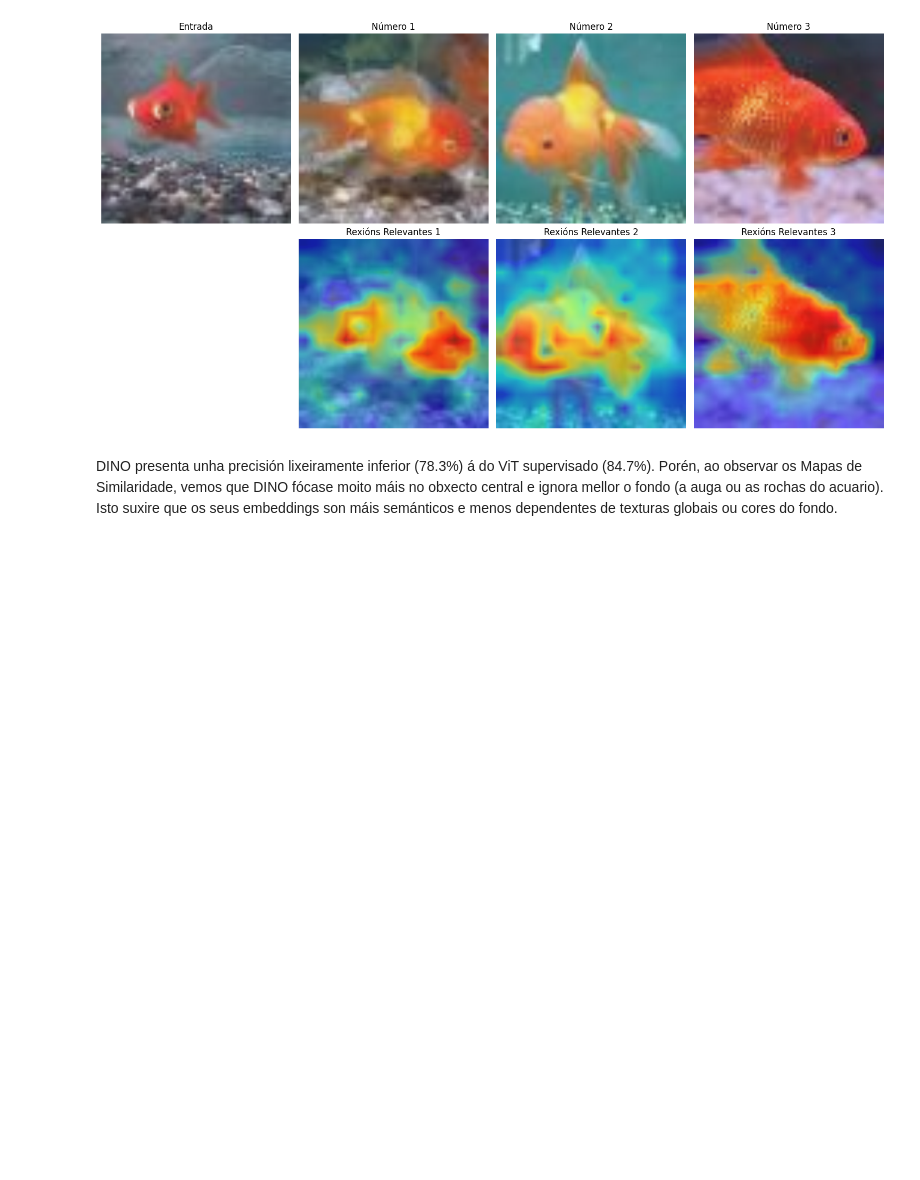
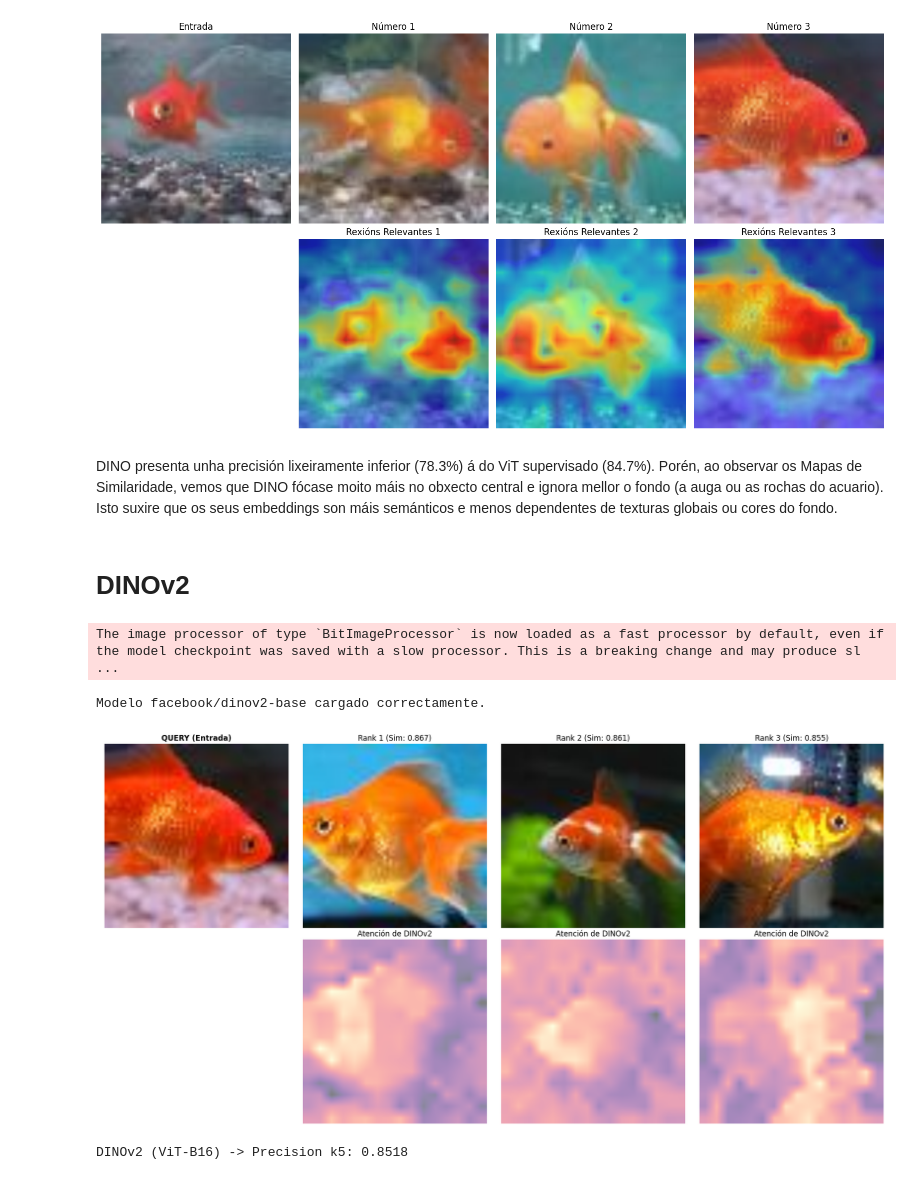
Before and after one commit to mateofra/VPCII, a Jupyter notebook: tarefa_3.ipynb, the cells around one changed output. Saved outputs shown, nothing was run; the diff lists cells and outputs as text; code cells hidden in the pictures; blank space fills up the shorter version.

Commit message:
dinov2 implementado

```diff
--- a/tarefa_3.ipynb
+++ b/tarefa_3.ipynb
@@ -184,3 +180,17 @@ visualize_similarity(200, feats_dino, subset_dataset, model_dino, k=3)
 [figure]
 # %% [markdown]
   DINO presenta unha precisión lixeiramente inferior (78.3%) á do ViT supervisado (84.7%). Porén, ao observar os Mapas de Similaridade, vemos que DINO fócase moito máis no obxecto central e ignora mellor o fondo (a auga ou as rochas do acuario). Isto suxire que os seus embeddings son máis semánticos e menos dependentes de texturas globais ou cores do fondo.
+# %% [markdown]
+# DINOv2
+# %%
+from transformers import AutoImageProcessor, AutoModel
+
+# Cargamos DINOv2 (Versión Base)
+model_name = "facebook/dinov2-base"
+processor_dino = AutoImageProcessor.from_pretrained(model_name)
+model_dino = AutoModel.from_pretrained(model_name).to(device).eval()
+
+print(f"Modelo {model_name} cargado correctamente.")
+# %% [output]
+The image processor of type `BitImageProcessor` is now loaded as a fast processor by default, even if the model checkpoint was saved with a slow processor. This is a breaking change and may produce sl ...
+Modelo facebook/dinov2-base cargado correctamente.
@@ -186,0 +237,51 @@ visualize_similarity(200, feats_dino, subset_dataset, model_dino, k=3)
+# %%
+def visualize_dinov2_results(query_idx, feats, dataset, model, processor, k=3):
+    q_feat = feats[query_idx].unsqueeze(0).to(device) # Xa está normalizado
+
+    # Busca de veciños
+    sims = torch.mm(q_feat.cpu(), feats.t())
+    sims[0, query_idx] = -1
+    _, topk = torch.topk(sims, k)
+
+    # Configuración de imaxes (des-normalización)
+    mean = torch.tensor(processor.image_mean).view(3,1,1)
+    std = torch.tensor(processor.image_std).view(3,1,1)
+
+    fig, axes = plt.subplots(2, k+1, figsize=(18, 9))
+
+    # Query
+    img_query = dataset[query_idx][0]
+    q_img = (img_query * std + mean).permute(1,2,0).numpy().clip(0,1)
+    axes[0, 0].imshow(q_img)
+    axes[0, 0].set_title("QUERY (Entrada)", fontweight='bold')
+    axes[1, 0].axis('off')
+
+    for i, res_idx in enumerate(topk[0]):
+        res_img_tensor = dataset[res_idx][0]
+        res_img = (res_img_tensor * std + mean).permute(1,2,0).numpy().clip(0,1)
+
+        # Calcular mapa coa función optimizada
+        sim_map = mapa_similaridade_dinov2(q_feat, res_img_tensor, model)
+
+        # Fila superior: Imaxe real
+        axes[0, i+1].imshow(res_img)
+        axes[0, i+1].set_title(f"Rank {i+1} (Sim: {sims[0, res_idx]:.3f})")
+
+        # Fila inferior: Heatmap sobreposto
+        axes[1, i+1].imshow(sim_map, cmap='magma_r', alpha=0.5) # 'magma' vese mellor que 'jet'
+        axes[1, i+1].set_title("Atención de DINOv2")
+
+    for ax in axes.ravel(): ax.axis('off')
+    plt.tight_layout()
+    plt.show()
+
+# Proba do novo sistema
+visualize_dinov2_results(100, feats_dino, subset_dataset, model_dino, processor_dino)
+# %% [output]
+[figure, added]
+# %%
+p_dino_2 = avaliacion(feats_dino_2, labels_dino_2, k=5)
+
+print(f"DINOv2 (ViT-B16) -> Precision k5: {p_dino_2:.4f}")
+# %% [output]
+DINOv2 (ViT-B16) -> Precision k5: 0.8518
```
Also changed, not shown: parts of 3 cells of this notebook.
